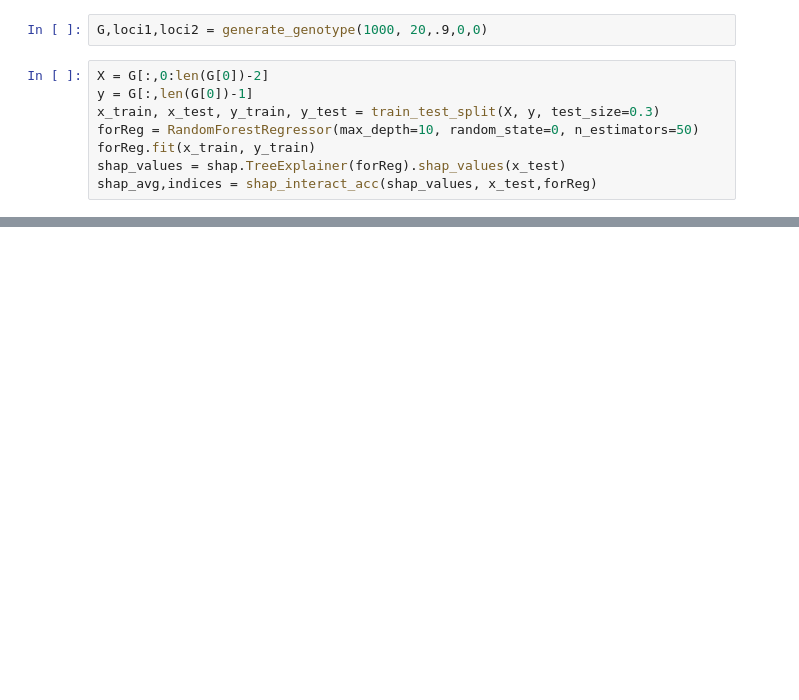
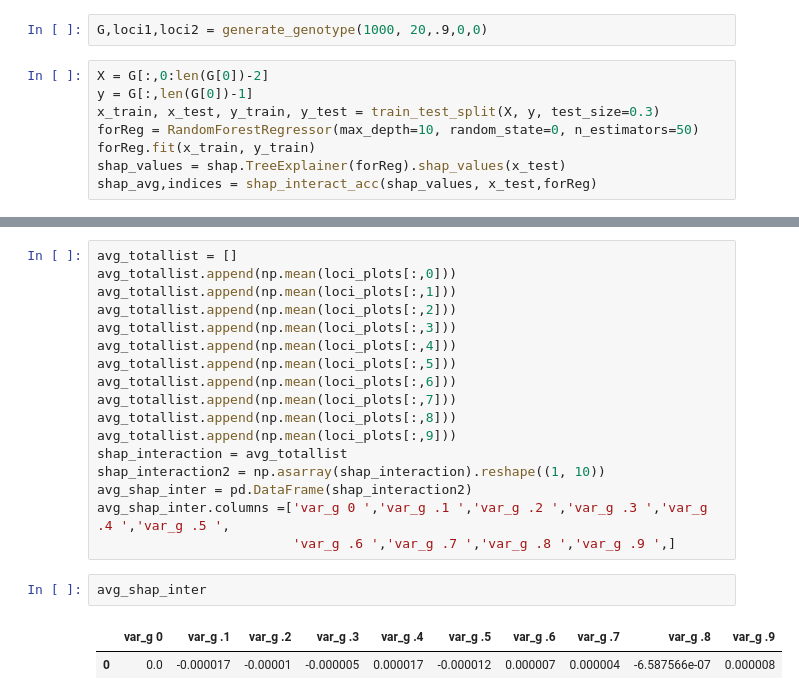
Before and after one commit to KevinDelao/UCLA_Summer_Project, a Jupyter notebook: Plot_SHAPInteraction.ipynb, the cells around one changed output, grey strips where cells are left out. Drawn from its saved outputs; the diff is of its cells as text; blank space fills up the shorter version.

```diff
--- a/Plot_SHAPInteraction.ipynb
+++ b/Plot_SHAPInteraction.ipynb
@@ -365,0 +335,22 @@ means_frank
+# %%
+avg_totallist = []
+avg_totallist.append(np.mean(loci_plots[:,0]))
+avg_totallist.append(np.mean(loci_plots[:,1]))
+avg_totallist.append(np.mean(loci_plots[:,2]))
+avg_totallist.append(np.mean(loci_plots[:,3]))
+avg_totallist.append(np.mean(loci_plots[:,4]))
+avg_totallist.append(np.mean(loci_plots[:,5]))
+avg_totallist.append(np.mean(loci_plots[:,6]))
+avg_totallist.append(np.mean(loci_plots[:,7]))
+avg_totallist.append(np.mean(loci_plots[:,8]))
+avg_totallist.append(np.mean(loci_plots[:,9]))
+shap_interaction = avg_totallist
+shap_interaction2 = np.asarray(shap_interaction).reshape((1, 10))
+avg_shap_inter = pd.DataFrame(shap_interaction2)
+avg_shap_inter.columns =['var_g 0 ','var_g .1 ','var_g .2 ','var_g .3 ','var_g .4 ','var_g .5 ',
+                         'var_g .6 ','var_g .7 ','var_g .8 ','var_g .9 ',]
+# %%
+avg_shap_inter
+# %% [output]
+|  | var_g 0 | var_g .1 | var_g .2 | var_g .3 | var_g .4 | var_g .5 | var_g .6 | var_g .7 | var_g .8 | var_g .9 |
+| 0 | 0.0 | -0.000017 | -0.00001 | -0.000005 | 0.000017 | -0.000012 | 0.000007 | 0.000004 | -6.587566e-07 | 0.000008 |
```
Also changed, not shown: parts of 24 cells of this notebook, 4 other files.
